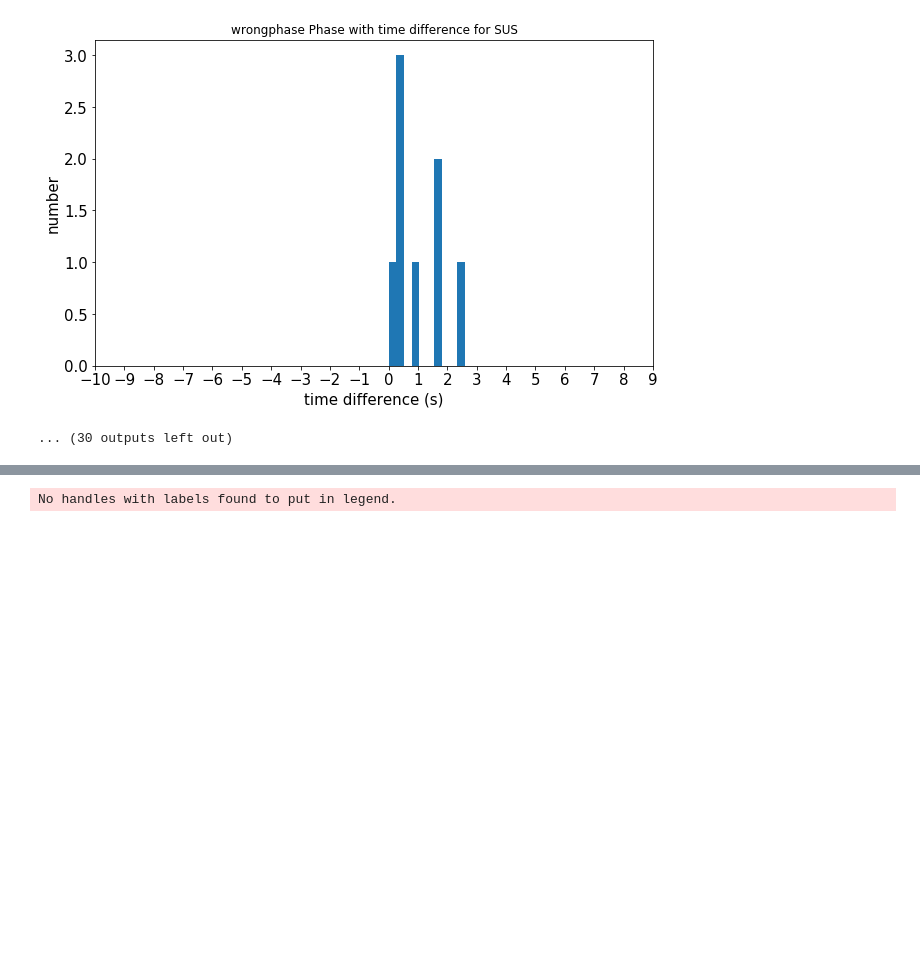
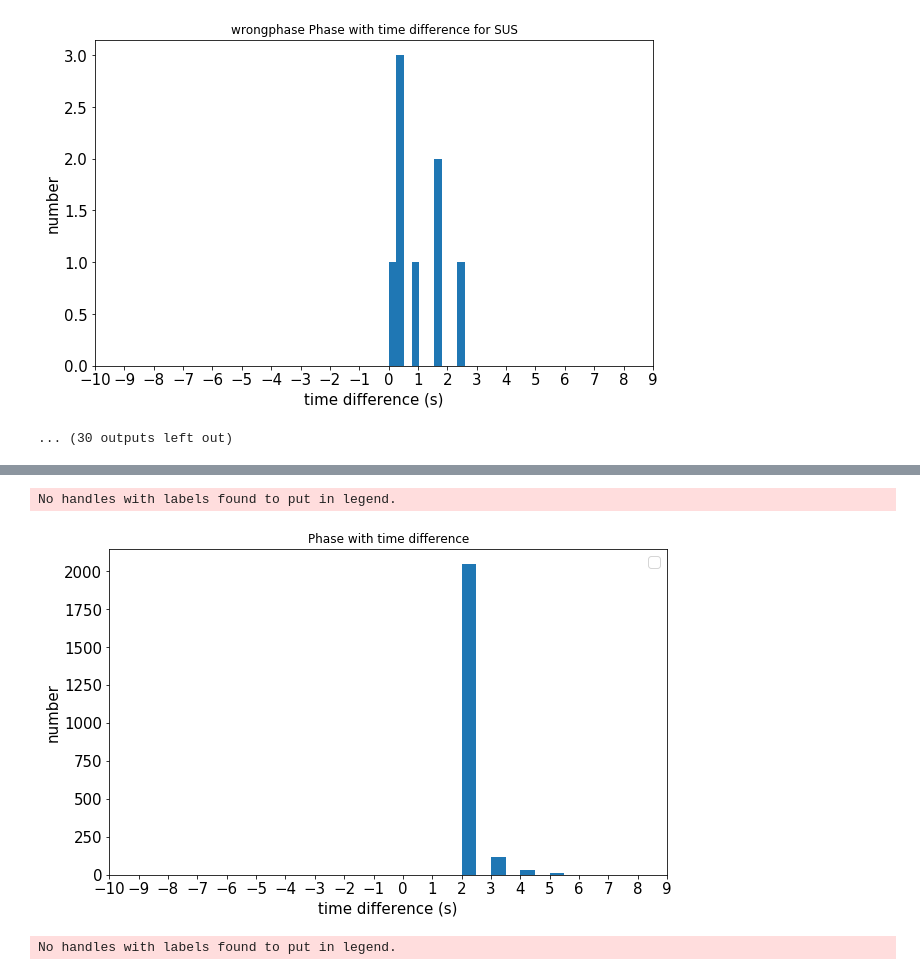
Before and after one commit to geohackweek/ghw2019_wiggles, a Jupyter notebook: scripts/histogram.ipynb, the cells around one changed output, grey strips where cells are left out. Drawn from its saved outputs; the diff is of its cells as text; code cells hidden in the pictures; blank space fills up the shorter version.

```diff
--- a/scripts/histogram.ipynb
+++ b/scripts/histogram.ipynb
@@ -115,3 +126,8 @@ PXP multiphase
+# %%
+plotfig(wave['EQS']['multiphase'])
+# %% [output]
+No handles with labels found to put in legend.
+[figure, added]
 # %%
 plotfig(wave['EQS']['correct'])
 # %% [output]
```
Also changed, not shown: parts of 4 cells of this notebook, 2 other files.
